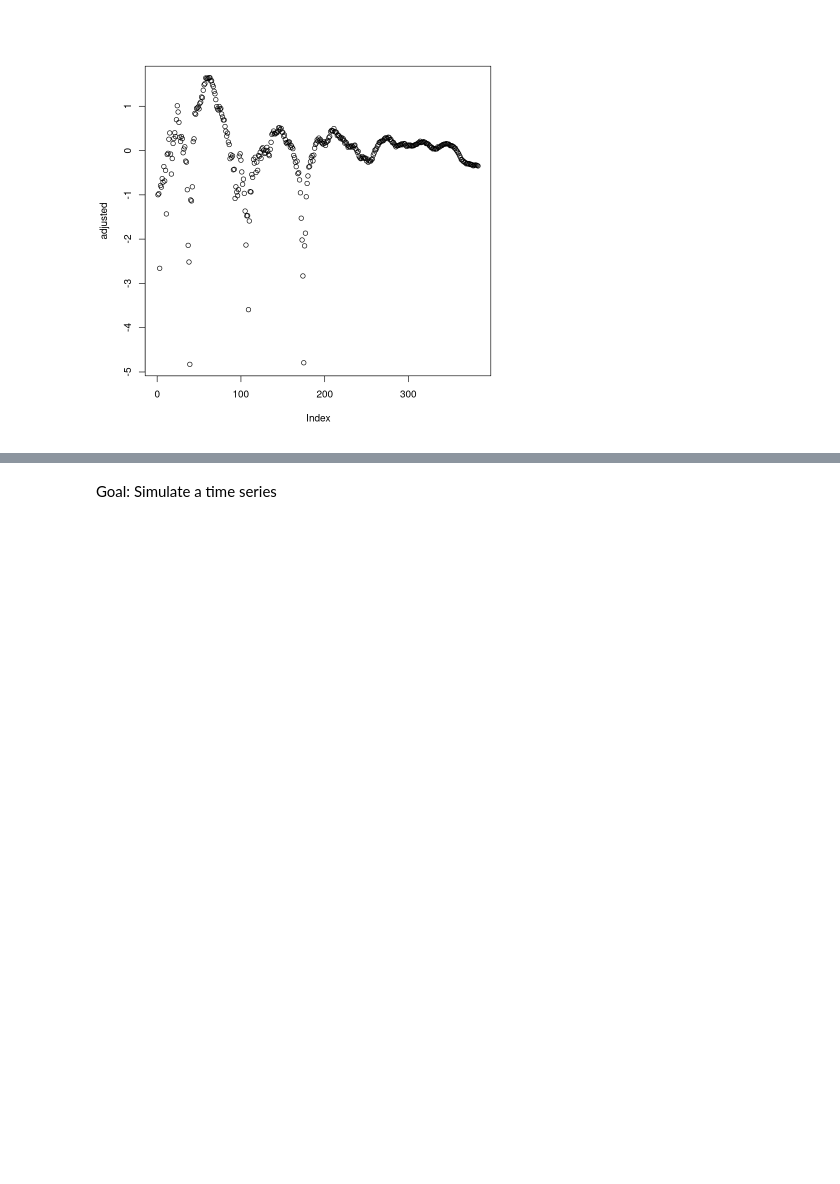
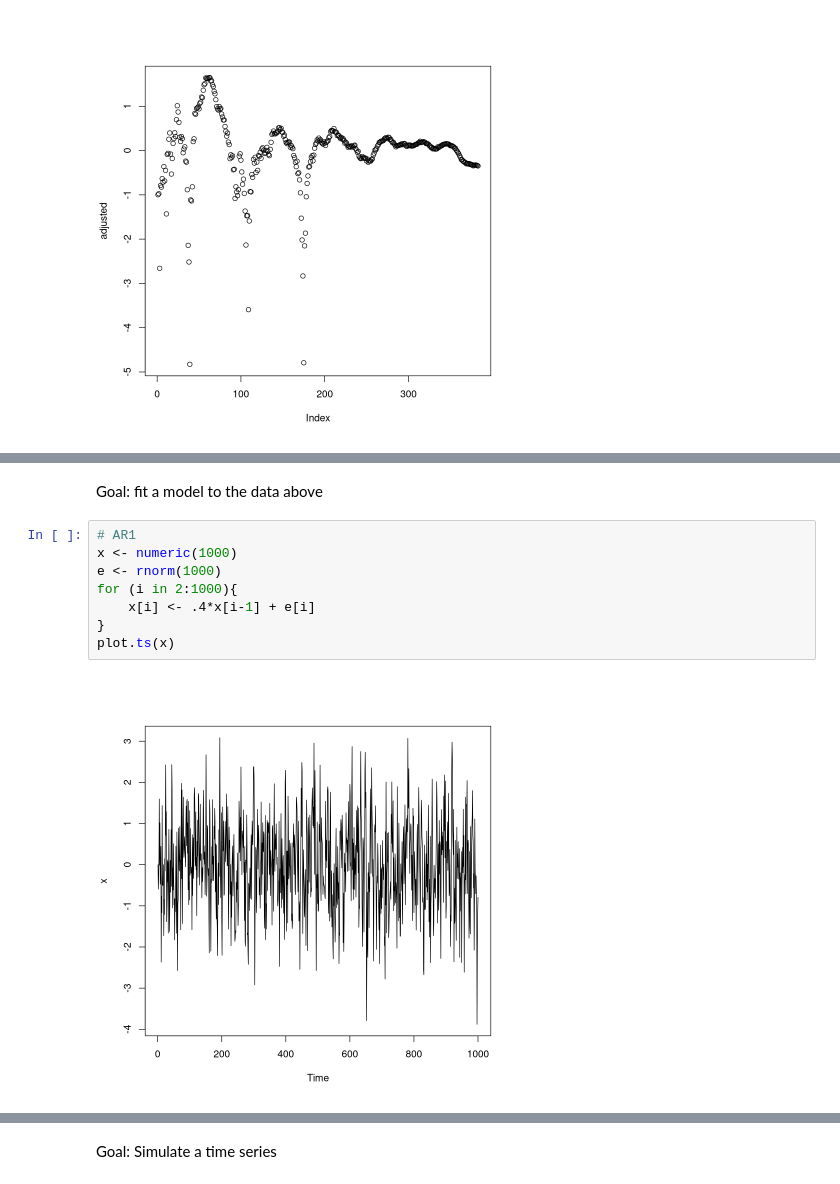
Before and after one commit to eghaymore/sim, a Jupyter notebook: TimeSeriesSim.ipynb, the cells around one changed output, grey strips where cells are left out. Drawn from its saved outputs; the diff is of its cells as text; blank space fills up the shorter version.

```diff
--- a/TimeSeriesSim.ipynb
+++ b/TimeSeriesSim.ipynb
@@ -34,0 +33,12 @@ cor(x[2:96], x[6:100])
+# %% [markdown]
+Goal: fit a model to the data above
+# %%
+# AR1
+x <- numeric(1000)
+e <- rnorm(1000)
+for (i in 2:1000){
+    x[i] <- .4*x[i-1] + e[i]
+}
+plot.ts(x)
+# %% [output]
+[figure, added]
```
Also changed, not shown: parts of 5 cells of this notebook, 2 other files.
